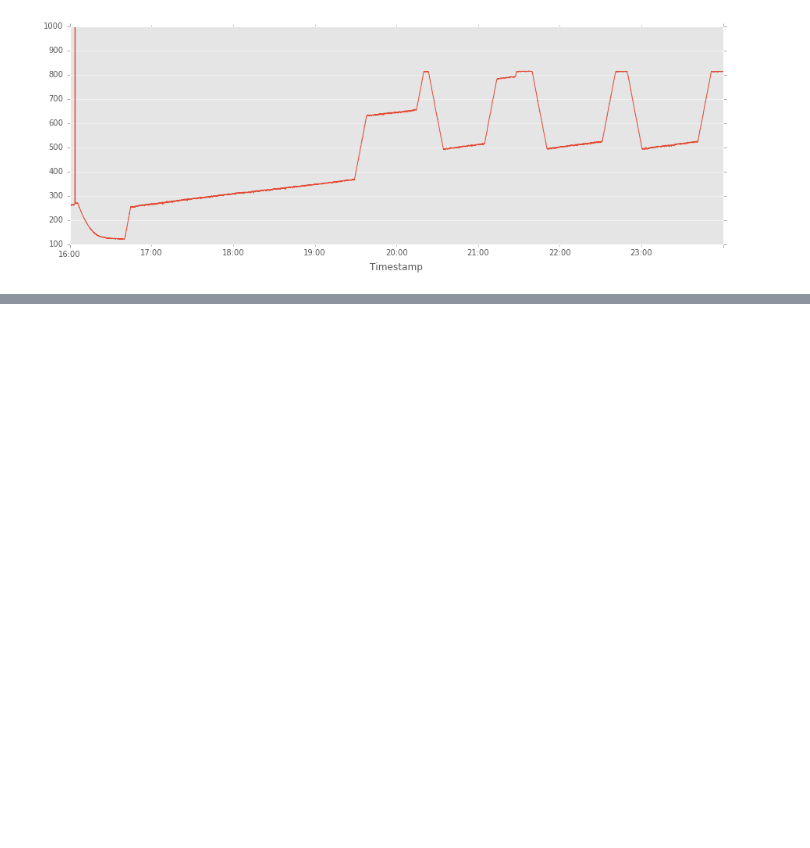
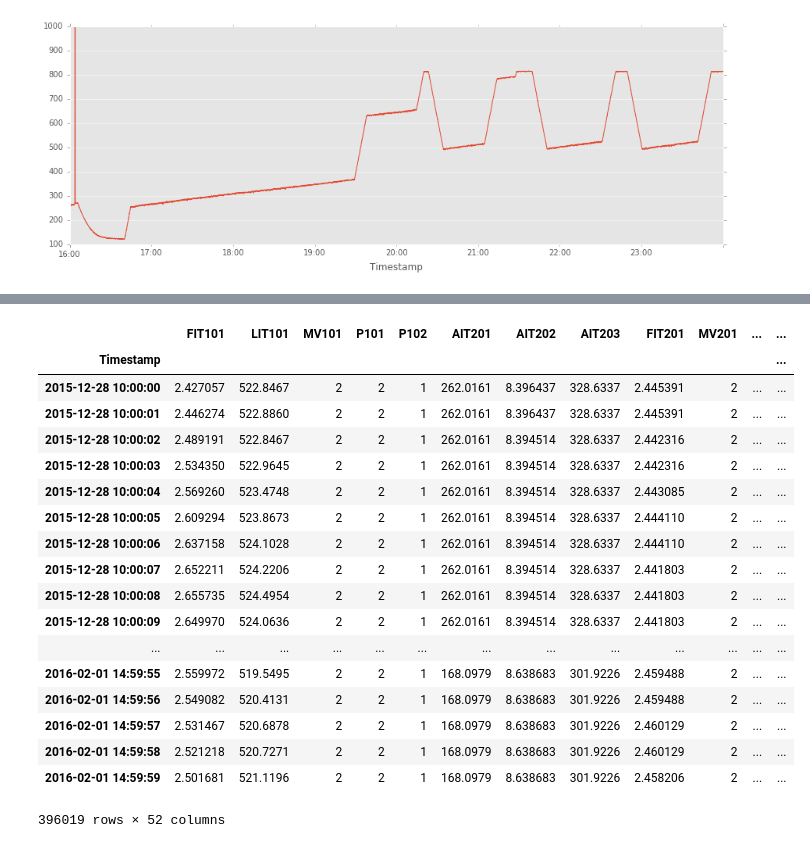
Before and after one commit to shashankpr/cs4035_CDA, a Jupyter notebook: Assignment2/playground.ipynb, the cells around one changed output, grey strips where cells are left out. Saved outputs shown, nothing was run; the diff lists cells and outputs as text; code cells hidden in the pictures; blank space fills up the shorter version.

```diff
--- a/Assignment2/playground.ipynb
+++ b/Assignment2/playground.ipynb
@@ -69,5 +168,7 @@ normal_file.to_csv("dataset/Sensor_data_Normal.csv", index=None)
 # %%
 normal_csv = pd.read_csv("dataset/Sensor_data_Normal.csv", parse_dates=True, index_col='Timestamp')
+# %%
+attack_csv = pd.read_csv("dataset/Sensor_data_NA.csv", parse_dates=True, index_col='Timestamp')
 # %%
 normal_csv.info()
 # %% [output]
@@ -180,0 +293,24 @@ one_day_data.LIT101.plot(figsize=(15,5))
+# %%
+normal_data = attack_csv.loc[attack_csv['Normal/Attack'] == 'Normal']
+# %%
+normal_data
+# %% [output]
+|  | FIT101 | LIT101 | MV101 | P101 | P102 | AIT201 | AIT202 | AIT203 | FIT201 | MV201 | ... | ... |
+| Timestamp |  |  |  |  |  |  |  |  |  |  |  | ... |
+| 2015-12-28 10:00:00 | 2.427057 | 522.8467 | 2 | 2 | 1 | 262.0161 | 8.396437 | 328.6337 | 2.445391 | 2 | ... | ... |
+| 2015-12-28 10:00:01 | 2.446274 | 522.8860 | 2 | 2 | 1 | 262.0161 | 8.396437 | 328.6337 | 2.445391 | 2 | ... | ... |
+| 2015-12-28 10:00:02 | 2.489191 | 522.8467 | 2 | 2 | 1 | 262.0161 | 8.394514 | 328.6337 | 2.442316 | 2 | ... | ... |
+| 2015-12-28 10:00:03 | 2.534350 | 522.9645 | 2 | 2 | 1 | 262.0161 | 8.394514 | 328.6337 | 2.442316 | 2 | ... | ... |
+| 2015-12-28 10:00:04 | 2.569260 | 523.4748 | 2 | 2 | 1 | 262.0161 | 8.394514 | 328.6337 | 2.443085 | 2 | ... | ... |
+| 2015-12-28 10:00:05 | 2.609294 | 523.8673 | 2 | 2 | 1 | 262.0161 | 8.394514 | 328.6337 | 2.444110 | 2 | ... | ... |
+| 2015-12-28 10:00:06 | 2.637158 | 524.1028 | 2 | 2 | 1 | 262.0161 | 8.394514 | 328.6337 | 2.444110 | 2 | ... | ... |
+| 2015-12-28 10:00:07 | 2.652211 | 524.2206 | 2 | 2 | 1 | 262.0161 | 8.394514 | 328.6337 | 2.441803 | 2 | ... | ... |
+| 2015-12-28 10:00:08 | 2.655735 | 524.4954 | 2 | 2 | 1 | 262.0161 | 8.394514 | 328.6337 | 2.441803 | 2 | ... | ... |
+| 2015-12-28 10:00:09 | 2.649970 | 524.0636 | 2 | 2 | 1 | 262.0161 | 8.394514 | 328.6337 | 2.441803 | 2 | ... | ... |
+| ... | ... | ... | ... | ... | ... | ... | ... | ... | ... | ... | ... | ... |
+| 2016-02-01 14:59:55 | 2.559972 | 519.5495 | 2 | 2 | 1 | 168.0979 | 8.638683 | 301.9226 | 2.459488 | 2 | ... | ... |
+| 2016-02-01 14:59:56 | 2.549082 | 520.4131 | 2 | 2 | 1 | 168.0979 | 8.638683 | 301.9226 | 2.459488 | 2 | ... | ... |
+| 2016-02-01 14:59:57 | 2.531467 | 520.6878 | 2 | 2 | 1 | 168.0979 | 8.638683 | 301.9226 | 2.460129 | 2 | ... | ... |
+| 2016-02-01 14:59:58 | 2.521218 | 520.7271 | 2 | 2 | 1 | 168.0979 | 8.638683 | 301.9226 | 2.460129 | 2 | ... | ... |
+| 2016-02-01 14:59:59 | 2.501681 | 521.1196 | 2 | 2 | 1 | 168.0979 | 8.638683 | 301.9226 | 2.458206 | 2 | ... | ... |
+396019 rows × 52 columns
```
Also changed, not shown: parts of 10 cells of this notebook, 5 other files.
